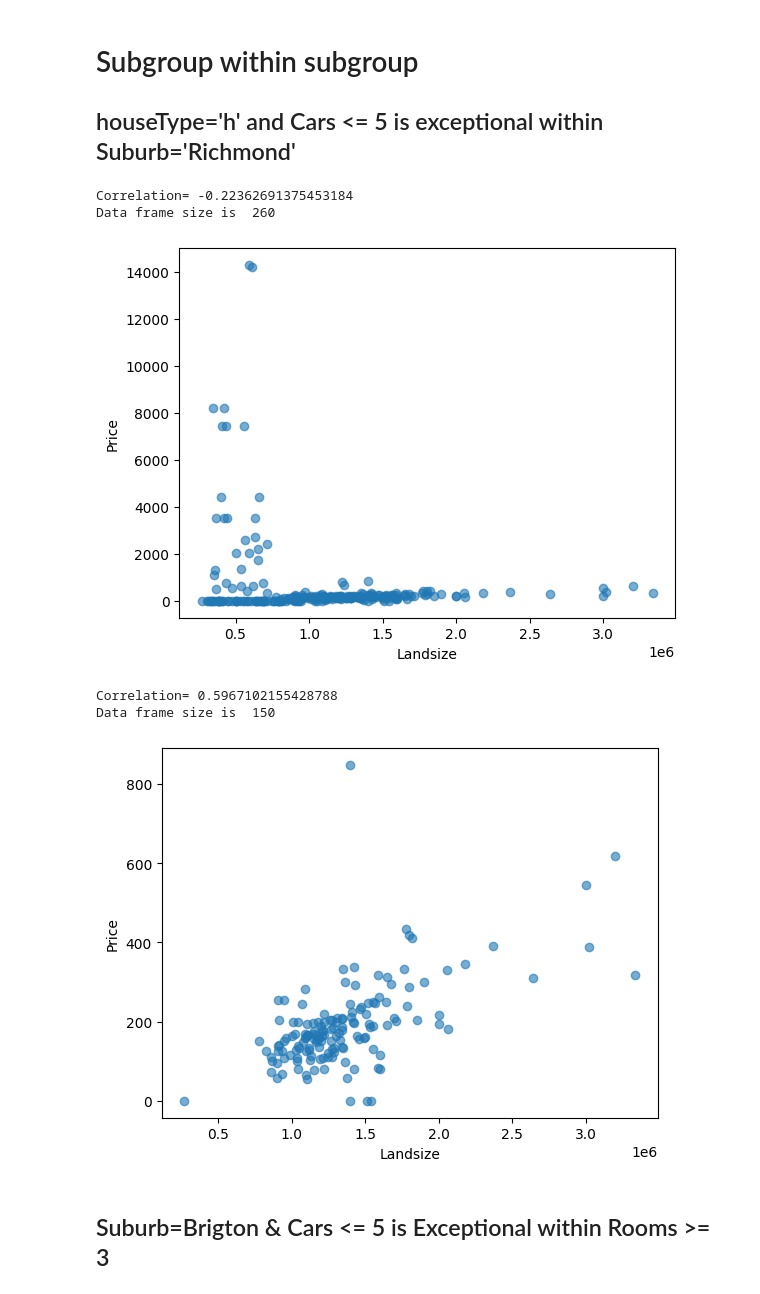
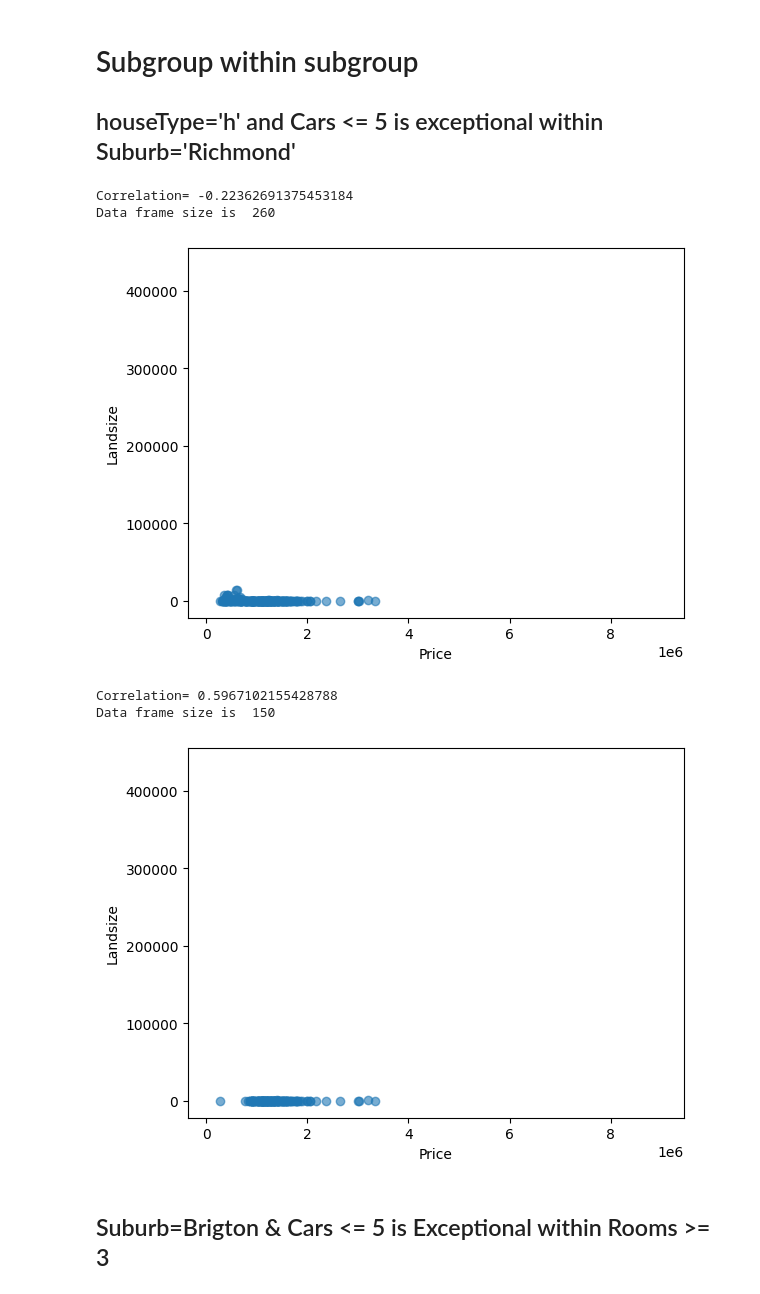
Before and after one commit to adityachandla/emmProject, a Jupyter notebook: VerifyFindings.ipynb, the cells around one changed output. Drawn from its saved outputs; the diff is of its cells as text; code cells hidden in the pictures.

Commit message:
Added boolean parameter for scaling graphs

```diff
--- a/VerifyFindings.ipynb
+++ b/VerifyFindings.ipynb
@@ -3,12 +3,15 @@ import matplotlib.pyplot as plt
 import pandas as pd
 import numpy as np
 # %%
-def analyze(df):
+def analyze(df, scaled=True):
     print("Correlation=", np.corrcoef(df['Price'], df['Landsize'])[0][1])
     print("Data frame size is ", len(df))
-    plt.ylabel("Price")
-    plt.xlabel("Landsize")
+    plt.ylabel("Landsize")
+    plt.xlabel("Price")
     plt.scatter(df['Price'], df['Landsize'], alpha=0.6)
+    if not scaled:
+        plt.ylim((-21650.7, 454664.7))
+        plt.xlim((-360750.0, 9445750.0))
 # %%
 housing_df = pd.read_csv("./melb_data.csv")
 analyze(housing_df)
@@ -30,18 +33,18 @@ Data frame size is  164
 ## houseType='h' and Cars <= 5 is exceptional within Suburb='Richmond'
 # %%
 richmond_rows = housing_df.loc[housing_df['Suburb'] == 'Richmond']
-analyze(richmond_rows)
+analyze(richmond_rows, scaled=False)
 # %% [output]
 Correlation= -0.22362691375453184
 Data frame size is  260
-[figure, old version]
+[figure, new version]
 # %%
 richmond_subgroup = richmond_rows.loc[richmond_rows['Type'] == 'h'].loc[richmond_rows['Car'] <= 5]
-analyze(richmond_subgroup)
+analyze(richmond_subgroup, scaled=False)
 # %% [output]
 Correlation= 0.5967102155428788
 Data frame size is  150
-[figure, old version]
+[figure, new version]
 # %% [markdown]
 ## Suburb=Brigton & Cars <= 5 is Exceptional within Rooms >= 3
 # %%
```
Also changed, not shown: parts of 10 cells of this notebook.
